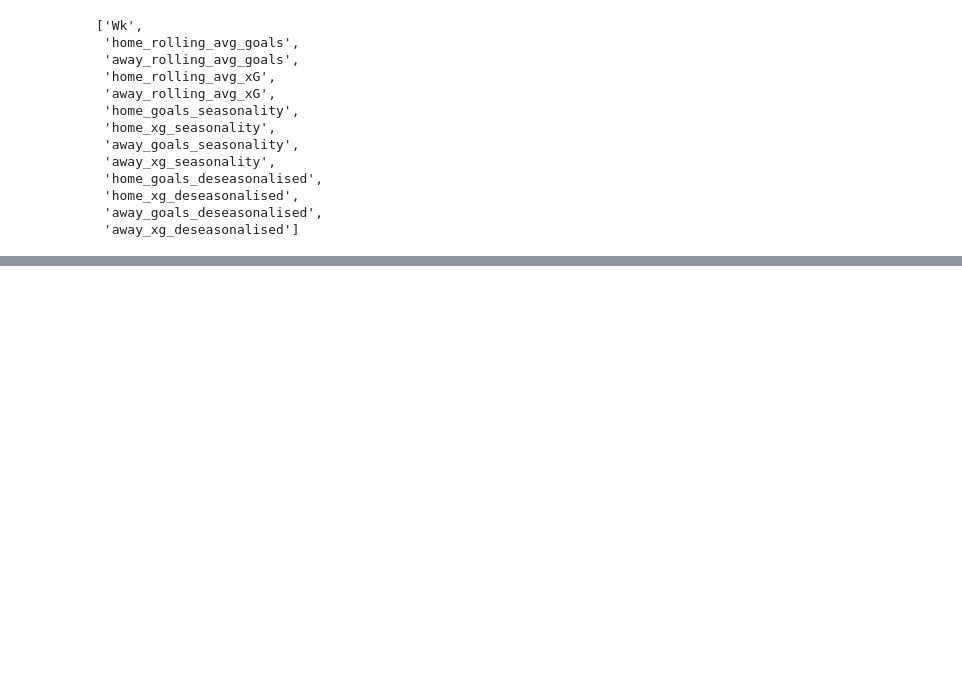
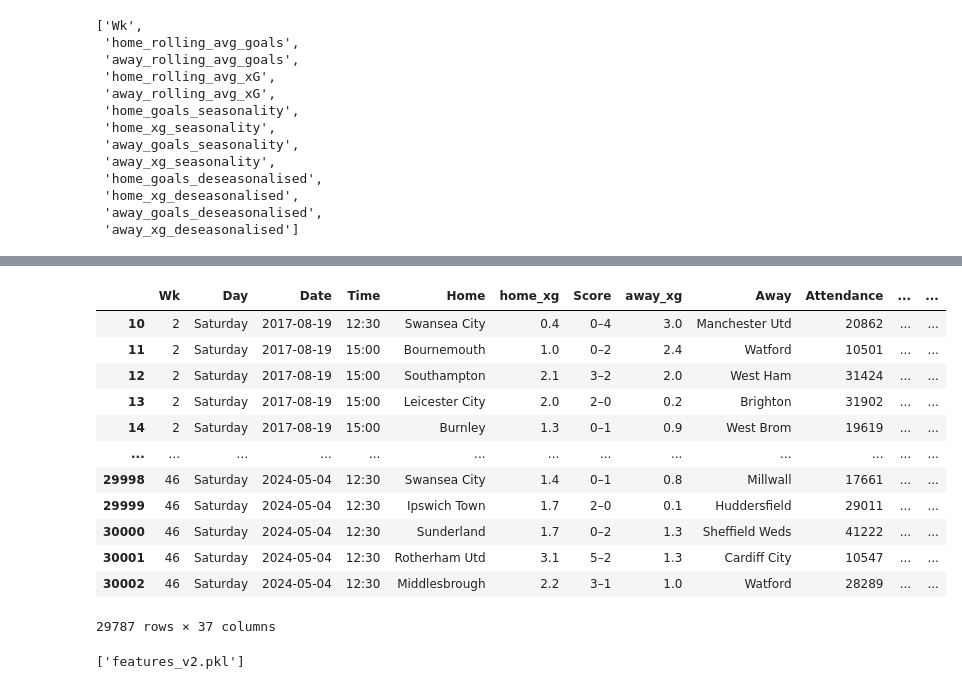
Before and after one commit to Brother-eww/premier_league_match_model, a Jupyter notebook: model_v2.ipynb, the cells around one changed output, grey strips where cells are left out. Drawn from its saved outputs; the diff is of its cells as text; code cells hidden in the pictures; blank space fills up the shorter version.

```diff
--- a/model_v2.ipynb
+++ b/model_v2.ipynb
@@ -225,0 +215,26 @@ plt.show()
+# %%
+model_df
+# %% [output]
+|  | Wk | Day | Date | Time | Home | home_xg | Score | away_xg | Away | Attendance | ... | ... |
+| 10 | 2 | Saturday | 2017-08-19 | 12:30 | Swansea City | 0.4 | 0–4 | 3.0 | Manchester Utd | 20862 | ... | ... |
+| 11 | 2 | Saturday | 2017-08-19 | 15:00 | Bournemouth | 1.0 | 0–2 | 2.4 | Watford | 10501 | ... | ... |
+| 12 | 2 | Saturday | 2017-08-19 | 15:00 | Southampton | 2.1 | 3–2 | 2.0 | West Ham | 31424 | ... | ... |
+| 13 | 2 | Saturday | 2017-08-19 | 15:00 | Leicester City | 2.0 | 2–0 | 0.2 | Brighton | 31902 | ... | ... |
+| 14 | 2 | Saturday | 2017-08-19 | 15:00 | Burnley | 1.3 | 0–1 | 0.9 | West Brom | 19619 | ... | ... |
+| ... | ... | ... | ... | ... | ... | ... | ... | ... | ... | ... | ... | ... |
+| 29998 | 46 | Saturday | 2024-05-04 | 12:30 | Swansea City | 1.4 | 0–1 | 0.8 | Millwall | 17661 | ... | ... |
+| 29999 | 46 | Saturday | 2024-05-04 | 12:30 | Ipswich Town | 1.7 | 2–0 | 0.1 | Huddersfield | 29011 | ... | ... |
+| 30000 | 46 | Saturday | 2024-05-04 | 12:30 | Sunderland | 1.7 | 0–2 | 1.3 | Sheffield Weds | 41222 | ... | ... |
+| 30001 | 46 | Saturday | 2024-05-04 | 12:30 | Rotherham Utd | 3.1 | 5–2 | 1.3 | Cardiff City | 10547 | ... | ... |
+| 30002 | 46 | Saturday | 2024-05-04 | 12:30 | Middlesbrough | 2.2 | 3–1 | 1.0 | Watford | 28289 | ... | ... |
+29787 rows × 37 columns
+# %%
+# save the model
+import joblib
+
+joblib.dump(clf, 'model_v2.pkl')
+
+# save the features
+joblib.dump(features, 'features_v2.pkl')
+# %% [output]
+['features_v2.pkl']
```
Also changed, not shown: parts of 6 cells of this notebook, 4 other files.
